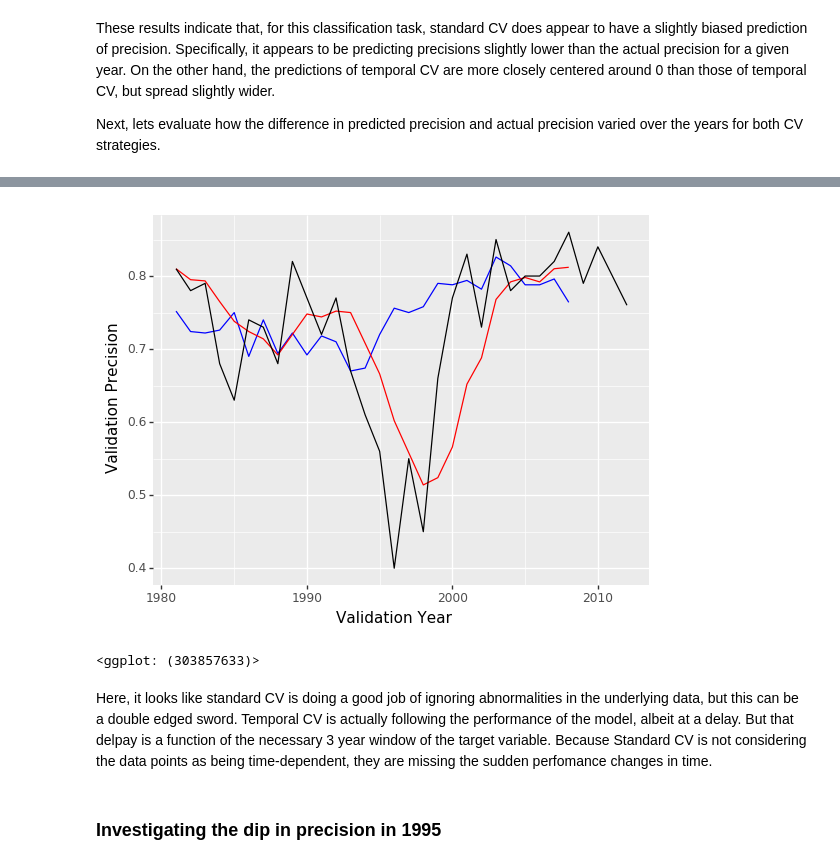
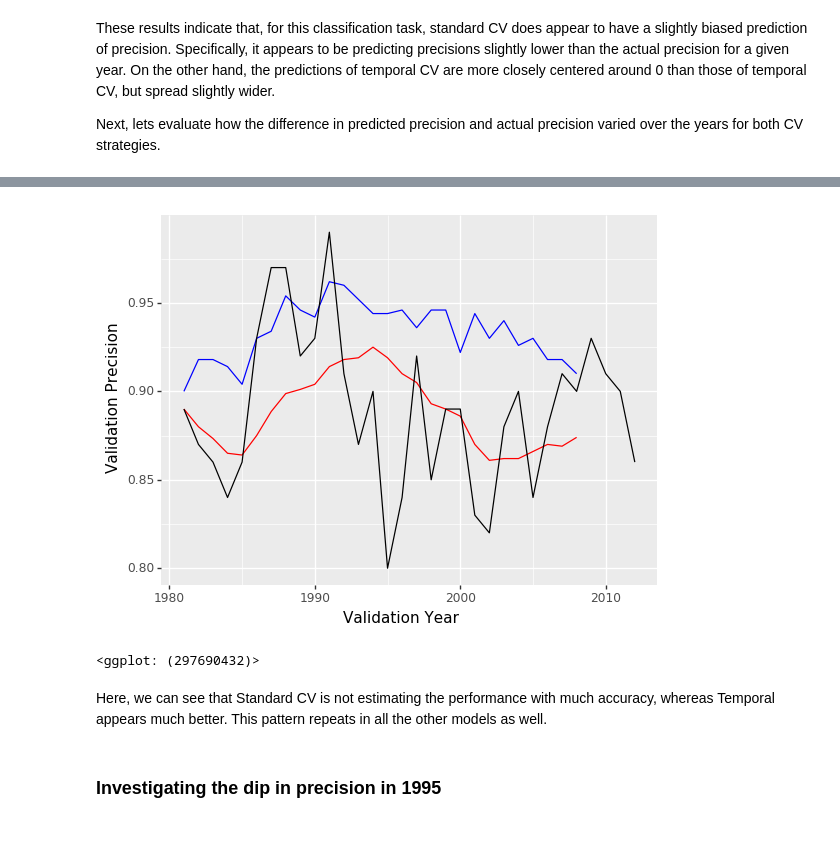
Before and after one commit to dssg/hitchhikers-guide, a Jupyter notebook: curriculum/3_modeling_and_machine_learning/machine-learning/CV_methods_comparison.ipynb, the cells around one changed output, grey strips where cells are left out. Cells and saved outputs as stored; diff of their text form; code cells hidden in the pictures; blank space fills up the shorter version.

```diff
--- a/curriculum/3_modeling_and_machine_learning/machine-learning/CV_methods_comparison.ipynb
+++ b/curriculum/3_modeling_and_machine_learning/machine-learning/CV_methods_comparison.ipynb
@@ -797,8 +797,6 @@ clfs = {
     'rf2': RandomForestClassifier(n_estimators=700, n_jobs=4, max_depth=20, max_features='log2', min_samples_split=10),
     'extra1': ExtraTreesClassifier(n_estimators=200, n_jobs=4, criterion='gini', max_depth=50, max_features='log2'),
     'extra2': ExtraTreesClassifier(n_estimators=400, n_jobs=4, criterion='gini', max_depth=30, max_features='log2'),
-    'logistic1': LogisticRegression(penalty='l1', C=0.001, solver='saga'),
-    'logistic2': LogisticRegression(penalty='l2', C=0.001, solver='saga'),
     'decision1': DecisionTreeClassifier(criterion='gini', max_depth=20, max_features='sqrt', min_samples_split=2),
     'decision2': DecisionTreeClassifier(criterion='gini', max_depth=50, max_features='sqrt', min_samples_split=2)
 }
@@ -984,7 +982,7 @@ When using temporal CV, we often use a rolling average for estimating the precis
 
 For example, if we wanted to predict how our model would perform in 1998, the last year that we would have full data for is 1994, so this is our first validation year. Thus our first validation year would be 1989, meaning we average the performances from '89, '90, '91, '92, '93, '94.
 # %%
-rolling_avg_num_years = 5
+rolling_avg_num_years = 10
 
 rows_list = []
 for validation_yr in validation_years:
@@ -1100,23 +1091,22 @@ From these plots, we can see that model `rf2` does indeed have a large improveme
 # %%
+model = 'rf1'
 (
 ggplot() +
-  #geom_point(c_standard_cv_results_df[c_standard_cv_results_df.model == 'rf2'], aes(x='cv_end', y='val_precision'), color='grey') +
-  #geom_point(c_temporal_results_df[c_temporal_results_df.model == 'rf2'], aes(x='cv_end', y='val_precision'), color='black') +
-  geom_line(c_grouped_standard_cv_results[c_grouped_standard_cv_results.model == 'rf2'], aes(x="validation_year", y='estimated_precision'), color = "blue") +
-  geom_line(c_grouped_temporal_cv_results[c_grouped_temporal_cv_results.model == 'rf2'], aes(x="validation_year", y='estimated_precision'), color = "red") +
-  geom_line(c_temporal_cv_results_df[c_temporal_cv_results_df.model == 'rf2'], aes(x="validation_year", y='val_precision'), color = "black") +
+  geom_line(c_grouped_standard_cv_results[c_grouped_standard_cv_results.model == model], aes(x="validation_year", y='estimated_precision'), color = "blue") +
+  geom_line(c_grouped_temporal_cv_results[c_grouped_temporal_cv_results.model == model], aes(x="validation_year", y='estimated_precision'), color = "red") +
+  geom_line(c_temporal_cv_results_df[c_temporal_cv_results_df.model == model], aes(x="validation_year", y='val_precision'), color = "black") +
   xlab('Validation Year') +
   ylab('Validation Precision')
 )
 
 # Red: Temporal CV precision estimate
 # Blue: Standard CV precision estimate
 # Black: Actual model performance
 # %% [output]
-[figure, old version]
+[figure, new version]
-<ggplot: (303857633)>
+<ggplot: (297690432)>
-# %% [markdown]
-Here, it looks like standard CV is doing a good job of ignoring abnormalities in the underlying data, but this can be a double edged sword. Temporal CV is actually following the performance of the model, albeit at a delay. But that delpay is a function of the necessary 3 year window of the target variable. Because Standard CV is not considering the data points as being time-dependent, they are missing the sudden perfomance changes in time.
+# %% [markdown]
+Here, we can see that Standard CV is not estimating the performance with much accuracy, whereas Temporal appears much better. This pattern repeats in all the other models as well.
 # %% [markdown]
 ### Investigating the dip in precision in 1995
 # %%
```
Also changed, not shown: parts of 32 cells of this notebook, 2 other files.
